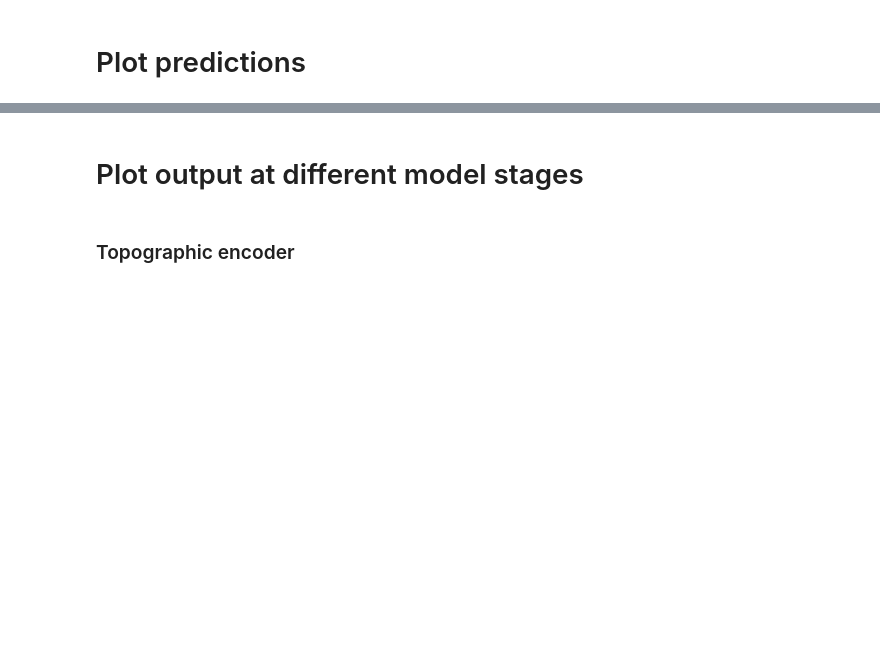
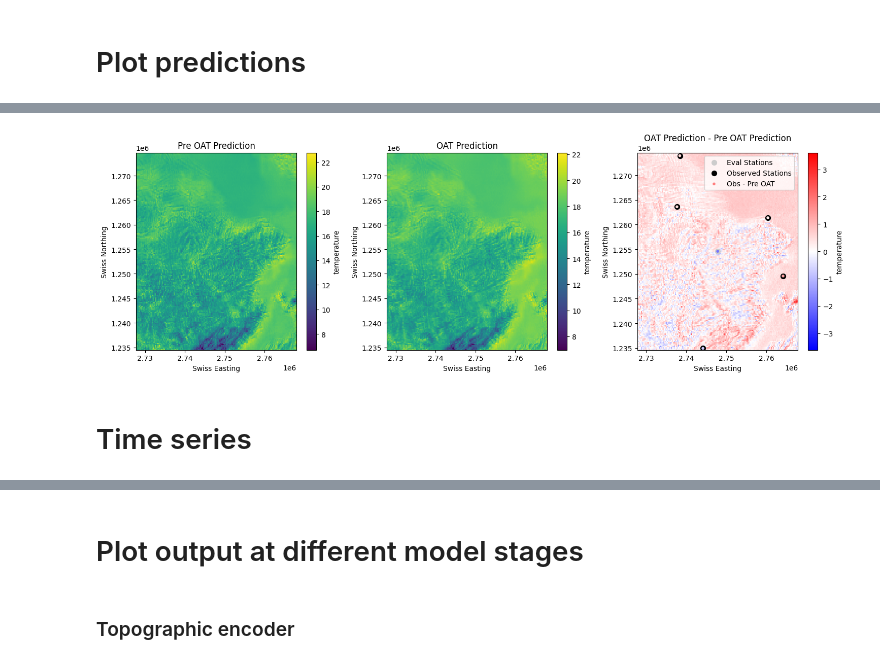
Before and after one commit to SwissDataScienceCenter/observation_assimilation_transformer, a Jupyter notebook: notebooks/loading_and_plotting.ipynb, the cells around one changed output, grey strips where cells are left out. Cells and saved outputs as stored; diff of their text form; code cells hidden in the pictures; blank space fills up the shorter version.

Commit message:
merge:predictor merged and plotting

```diff
--- a/notebooks/loading_and_plotting.ipynb
+++ b/notebooks/loading_and_plotting.ipynb
@@ -49,11 +59,11 @@ prediction = predictor.predict_step(batch, 0)
 # Create query around station
 # %%
 batch_size = cfg.dataloader.batch_size
-station_idx = 4
+station_idx = 12
 center_pos = batch['query_data']['coords'][0, station_idx]
 center_geo = batch['query_data']['geo'][0, station_idx]
-size = 10000 # in metres
-step = 100 # in metres
+size = 40000 # in metres
+step = 250 # in metres
 extent = [[center_pos[0] - size / 2, center_pos[0] + size / 2],
           [center_pos[1] - size / 2, center_pos[1] + size / 2]]
 mesh = torch.meshgrid(torch.linspace(extent[0][0], extent[0][1], size // step),
@@ -64,4 +74,4 @@ mesh_flattened = mesh.view(-1, 2)
 
 query_mesh = dataset.get_query(mesh_flattened)
 query_batch = {k: v[None].expand(batch_size, -1, *v.shape[1:]) for k, v in query_mesh.items()}
-print(val_loader.dataset.station_info['eval'].iloc[station_idx])
+print(test_loader.dataset.station_info['eval'].iloc[station_idx])
@@ -68,4 +96,4 @@ print(val_loader.dataset.station_info['eval'].iloc[station_idx])
 # %%
 batch['query_data'] = query_batch
-predictor.model.num_samples = 2000
-prediction = predictor.predict_step(batch, 0)
+predictor.model.num_samples = 1000
+prediction, predictions_pre_oat = predictor.predict_step(batch, 0, return_pre_oat=True)
@@ -72,5 +102,8 @@ prediction = predictor.predict_step(batch, 0)
 # %%
+mean_pred_station = prediction_station.detach().mean(dim=-2).cpu().numpy()
+mean_pred_station_pre_oat = predictions_pre_oat_station.detach().mean(dim=-2).cpu().numpy()
 mean_pred_mesh = prediction.detach().mean(dim=-2).cpu().numpy().reshape(batch_size, *mesh_shape)
+mean_pred_mesh_pre_oat = predictions_pre_oat.detach().mean(dim=-2).cpu().numpy().reshape(batch_size, *mesh_shape)
 # %% [markdown]
 # Plot predictions
 # %%
@@ -90,0 +126,42 @@ plt.tight_layout()
+# %%
+var_idx = 0
+fig = plt.figure(figsize=(15, 5))
+
+ax1 = fig.add_subplot(1, 3, 1)
+im1 = ax1.pcolor(mesh[:, :, 0], mesh[:, :, 1], mean_pred_mesh_pre_oat[1, :, :, var_idx], shading='auto')
+plt.colorbar(im1, label=predictor.output_var_names[var_idx])
+ax1.set_xlabel("Swiss Easting")
+ax1.set_ylabel("Swiss Northing")
+ax1.set_title("Pre OAT Prediction")
+
+ax2 = fig.add_subplot(1, 3, 2)
+im2 = ax2.pcolor(mesh[:, :, 0], mesh[:, :, 1], mean_pred_mesh[1, :, :, var_idx], shading='auto')
+plt.colorbar(im2, label=predictor.output_var_names[var_idx])
+ax2.set_xlabel("Swiss Easting")
+ax2.set_ylabel("Swiss Northing")
+ax2.set_title("OAT Prediction")
+
+ax3 = fig.add_subplot(1, 3, 3)
+diff = mean_pred_mesh[1, :, :, var_idx] - mean_pred_mesh_pre_oat[1, :, :, var_idx]
+max_dev = max(abs(diff.min()), abs(diff.max()))
+im3 = ax3.pcolor(mesh[:, :, 0], mesh[:, :, 1], mean_pred_mesh[1, :, :, var_idx] - mean_pred_mesh_pre_oat[1, :, :, var_idx], shading='auto', cmap='bwr', vmin=-max_dev, vmax=max_dev)
+plt.colorbar(im3, label=predictor.output_var_names[var_idx])
+ax3.set_xlabel("Swiss Easting")
+ax3.set_ylabel("Swiss Northing")
+ax3.set_title("OAT Prediction - Pre OAT Prediction")
+
+
+c_diff_eval = batch_station['query_data']['obs'][0, :, var_idx].numpy() - mean_pred_station_pre_oat[0, :, var_idx]
+#c_diff_obs = mean_pred_station[1, station_idx, var_idx] - mean_pred_station_pre_oat[0, station_idx, var_idx]
+ax3.scatter(batch_station['query_data']['coords'][0, :][:, 0], batch_station['query_data']['coords'][0, :][:, 1], c=[.8,.8,.8], marker='o', s=50, label='Eval Stations')
+ax3.scatter(batch_station['observation_data']['coords'][0, :][:, 0], batch_station['observation_data']['coords'][0, :][:, 1], c='k', marker='o', s=50, label='Observed Stations')
+ax3.scatter(batch_station['query_data']['coords'][0, :][:, 0], batch_station['query_data']['coords'][0, :][:, 1], c=c_diff_eval, marker='.', label='Obs - Pre OAT', cmap='bwr', vmin=-max_dev, vmax=max_dev)
+
+ax3.set_xlim(extent[0])
+ax3.set_ylim(extent[1])
+ax3.legend(loc='upper right')
+plt.tight_layout()
+# %% [output]
+[figure, added]
+# %% [markdown]
+# Time series
```
Also changed, not shown: parts of 8 cells of this notebook, 1 other file.
